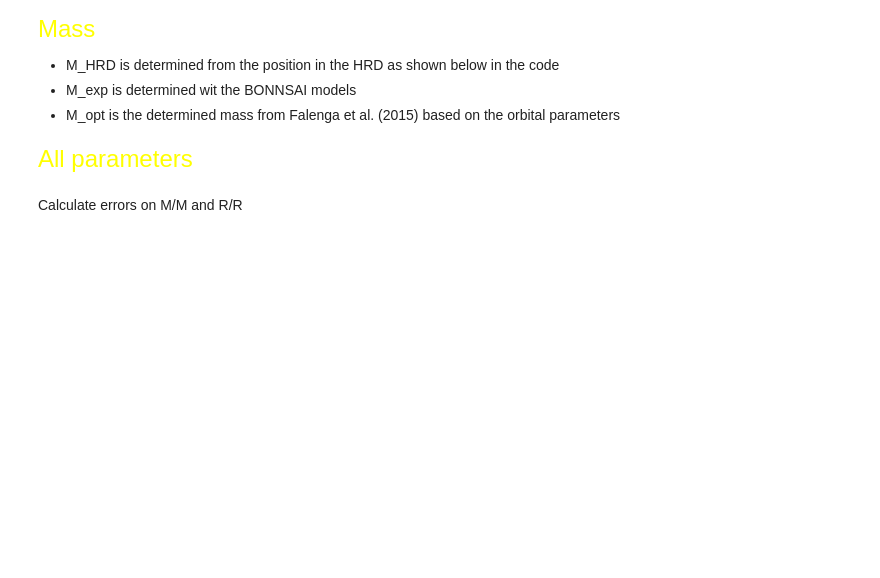
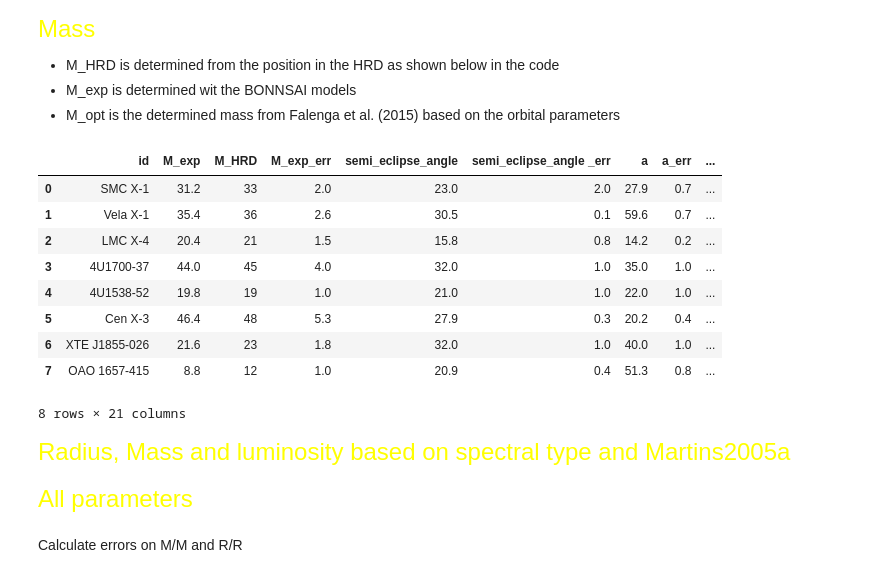
Before and after one commit to LvV210/MasterProject, a Jupyter notebook: HMXBparameters/luminosity.ipynb, the cells around one changed output. Cells and saved outputs as stored; diff of their text form; code cells hidden in the pictures; blank space fills up the shorter version.

Commit message:
Mass radius and luminosity from martins model in luminosity.ipynb

```diff
--- a/HMXBparameters/luminosity.ipynb
+++ b/HMXBparameters/luminosity.ipynb
@@ -281,3 +220,18 @@ df_M = pd.read_excel("../tables/M_expBONNSAI.xlsx")
 df_M = pd.merge(df_M, df_falenga, on='id')
 # [["id", "M_HRD", "Mopt", "Mopt_err", "M_exp", "M_exp_err"]]
 df_M["M_opt/M_exp"] = df_M["Mopt"] / df_M["M_exp"]
+# %%
+df_M
+# %% [output]
+|  | id | M_exp | M_HRD | M_exp_err | semi_eclipse_angle | semi_eclipse_angle _err | a | a_err | ... |
+| 0 | SMC X-1 | 31.2 | 33 | 2.0 | 23.0 | 2.0 | 27.9 | 0.7 | ... |
+| 1 | Vela X-1 | 35.4 | 36 | 2.6 | 30.5 | 0.1 | 59.6 | 0.7 | ... |
+| 2 | LMC X-4 | 20.4 | 21 | 1.5 | 15.8 | 0.8 | 14.2 | 0.2 | ... |
+| 3 | 4U1700-37 | 44.0 | 45 | 4.0 | 32.0 | 1.0 | 35.0 | 1.0 | ... |
+| 4 | 4U1538-52 | 19.8 | 19 | 1.0 | 21.0 | 1.0 | 22.0 | 1.0 | ... |
+| 5 | Cen X-3 | 46.4 | 48 | 5.3 | 27.9 | 0.3 | 20.2 | 0.4 | ... |
+| 6 | XTE J1855-026 | 21.6 | 23 | 1.8 | 32.0 | 1.0 | 40.0 | 1.0 | ... |
+| 7 | OAO 1657-415 | 8.8 | 12 | 1.0 | 20.9 | 0.4 | 51.3 | 0.8 | ... |
+8 rows × 21 columns
+# %% [markdown]
+<font color='yellow' size=5>Radius, Mass and luminosity based on spectral type and Martins2005a</font>
```
Also changed, not shown: parts of 7 cells of this notebook, 2 other files.
